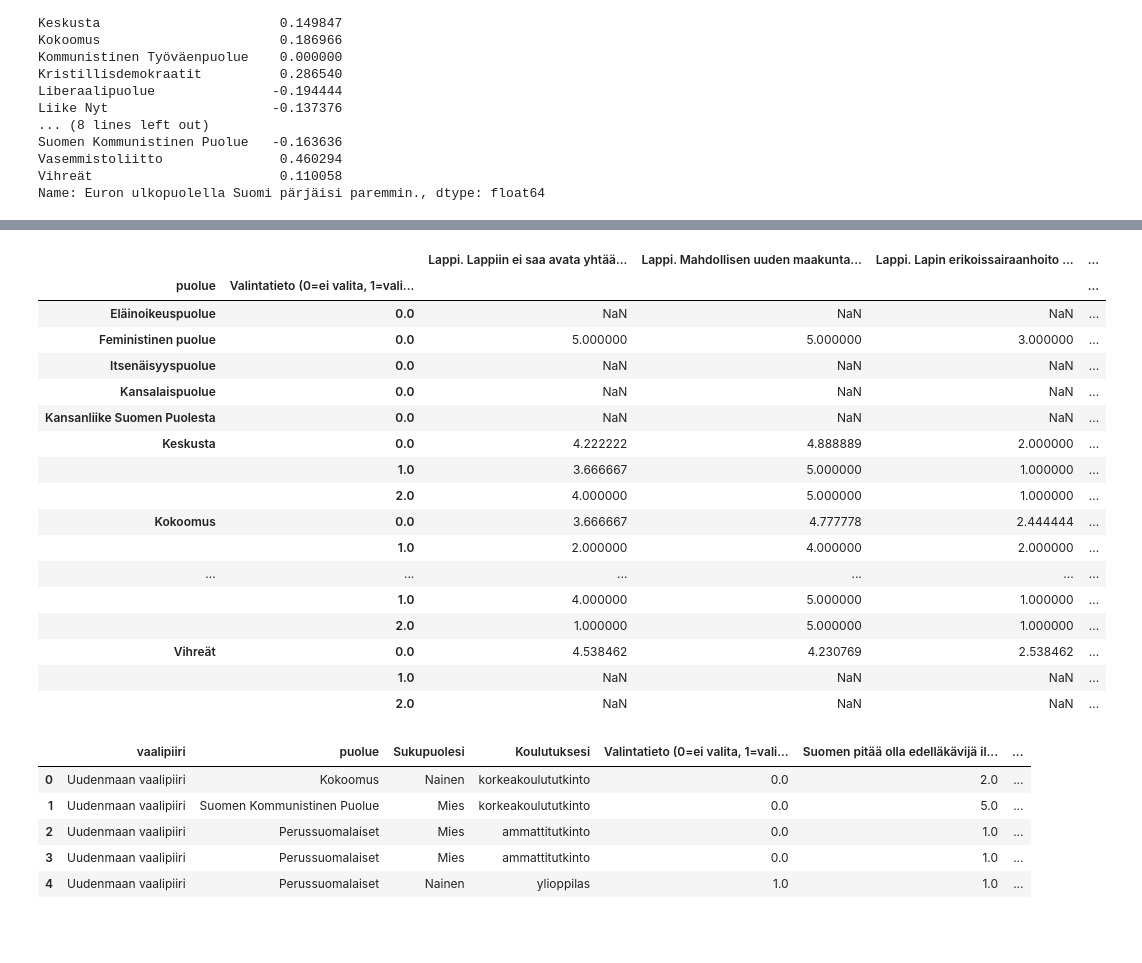
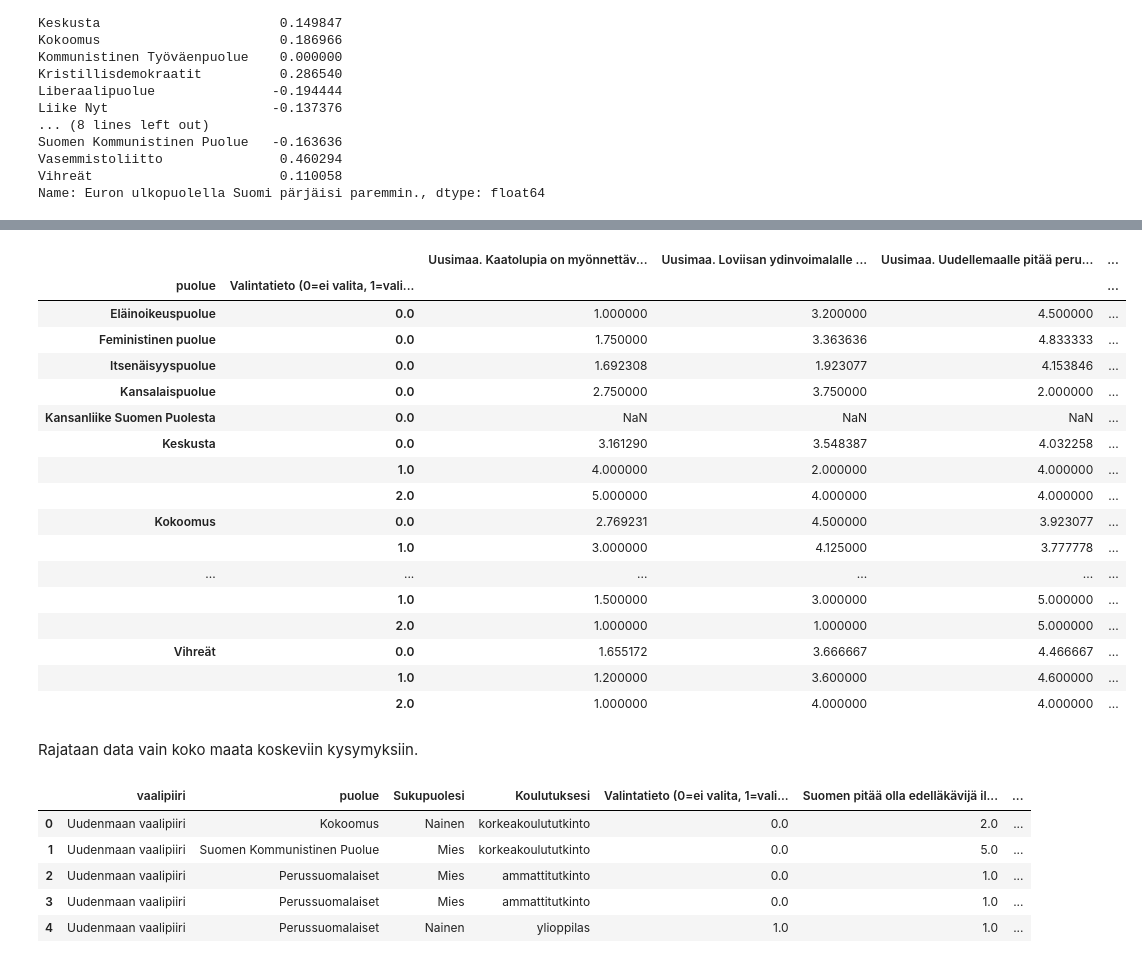
Before and after one commit to jotietav/demo, a Jupyter notebook: inkubio_demo/Demo.ipynb, the cells around one changed output, grey strips where cells are left out. Drawn from its saved outputs; the diff is of its cells as text; code cells hidden in the pictures; blank space fills up the shorter version.

```diff
--- a/inkubio_demo/Demo.ipynb
+++ b/inkubio_demo/Demo.ipynb
@@ -143,25 +141,27 @@ Length: 100, dtype: float64
 # %%
 groupcol = ['puolue', 'Valintatieto (0=ei valita, 1=valitaan, 2=varalla)']
-df[[col for col in df.columns if 'Lappi' in col] + groupcol].groupby(groupcol).mean()
+df[[col for col in df.columns if 'Uusimaa' in col] + groupcol].groupby(groupcol).mean()
 # %% [output]
-|  |  | Lappi. Lappiin ei saa avata yhtää... | Lappi. Mahdollisen uuden maakunta... | Lappi. Lapin erikoissairaanhoito ... | ... |
+|  |  | Uusimaa. Kaatolupia on myönnettäv... | Uusimaa. Loviisan ydinvoimalalle ... | Uusimaa. Uudellemaalle pitää peru... | ... |
 | puolue | Valintatieto (0=ei valita, 1=vali... |  |  |  | ... |
-| Eläinoikeuspuolue | 0.0 | NaN | NaN | NaN | ... |
-| Feministinen puolue | 0.0 | 5.000000 | 5.000000 | 3.000000 | ... |
-| Itsenäisyyspuolue | 0.0 | NaN | NaN | NaN | ... |
-| Kansalaispuolue | 0.0 | NaN | NaN | NaN | ... |
+| Eläinoikeuspuolue | 0.0 | 1.000000 | 3.200000 | 4.500000 | ... |
+| Feministinen puolue | 0.0 | 1.750000 | 3.363636 | 4.833333 | ... |
+| Itsenäisyyspuolue | 0.0 | 1.692308 | 1.923077 | 4.153846 | ... |
+| Kansalaispuolue | 0.0 | 2.750000 | 3.750000 | 2.000000 | ... |
 | Kansanliike Suomen Puolesta | 0.0 | NaN | NaN | NaN | ... |
-| Keskusta | 0.0 | 4.222222 | 4.888889 | 2.000000 | ... |
-|  | 1.0 | 3.666667 | 5.000000 | 1.000000 | ... |
-|  | 2.0 | 4.000000 | 5.000000 | 1.000000 | ... |
-| Kokoomus | 0.0 | 3.666667 | 4.777778 | 2.444444 | ... |
-|  | 1.0 | 2.000000 | 4.000000 | 2.000000 | ... |
+| Keskusta | 0.0 | 3.161290 | 3.548387 | 4.032258 | ... |
+|  | 1.0 | 4.000000 | 2.000000 | 4.000000 | ... |
+|  | 2.0 | 5.000000 | 4.000000 | 4.000000 | ... |
+| Kokoomus | 0.0 | 2.769231 | 4.500000 | 3.923077 | ... |
+|  | 1.0 | 3.000000 | 4.125000 | 3.777778 | ... |
 | ... | ... | ... | ... | ... | ... |
-|  | 1.0 | 4.000000 | 5.000000 | 1.000000 | ... |
-|  | 2.0 | 1.000000 | 5.000000 | 1.000000 | ... |
-| Vihreät | 0.0 | 4.538462 | 4.230769 | 2.538462 | ... |
-|  | 1.0 | NaN | NaN | NaN | ... |
-|  | 2.0 | NaN | NaN | NaN | ... |
+|  | 1.0 | 1.500000 | 3.000000 | 5.000000 | ... |
+|  | 2.0 | 1.000000 | 1.000000 | 5.000000 | ... |
+| Vihreät | 0.0 | 1.655172 | 3.666667 | 4.466667 | ... |
+|  | 1.0 | 1.200000 | 3.600000 | 4.600000 | ... |
+|  | 2.0 | 1.000000 | 4.000000 | 4.000000 | ... |
+# %% [markdown]
+Rajataan data vain koko maata koskeviin kysymyksiin.
 # %%
 datacols = df.columns[0:32].tolist() + ['Sukupuolesi', 'Koulutuksesi']
 datacols = datacols[:2] + datacols[-2: ] + datacols[2:-2]
```
Also changed, not shown: parts of 15 cells of this notebook, 1 other file.
